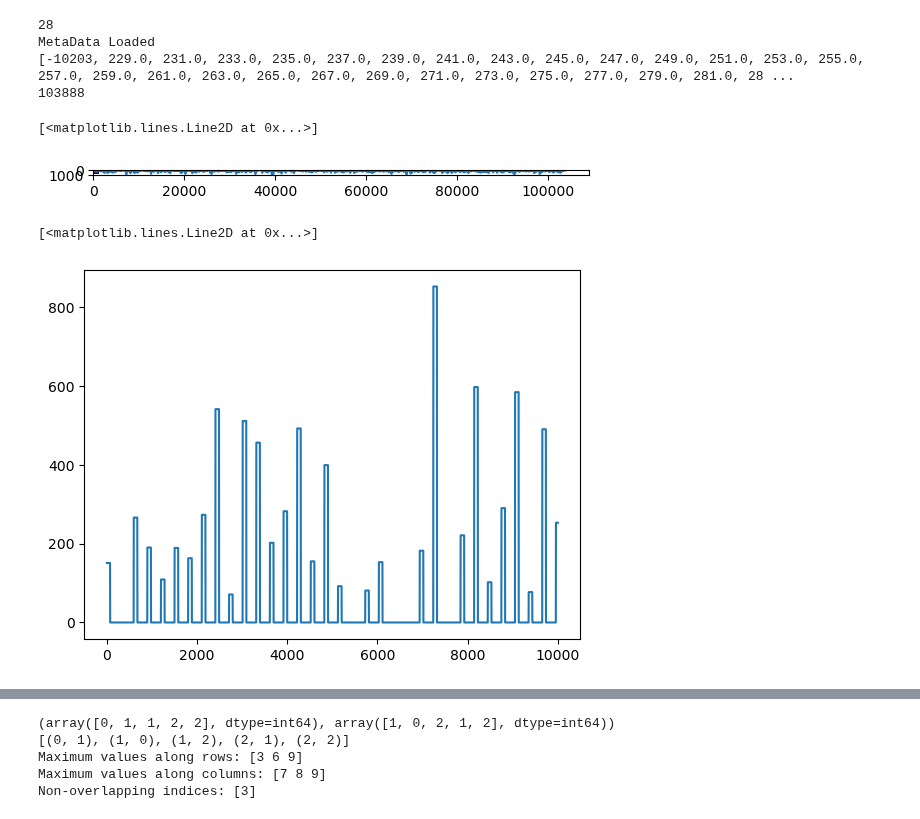
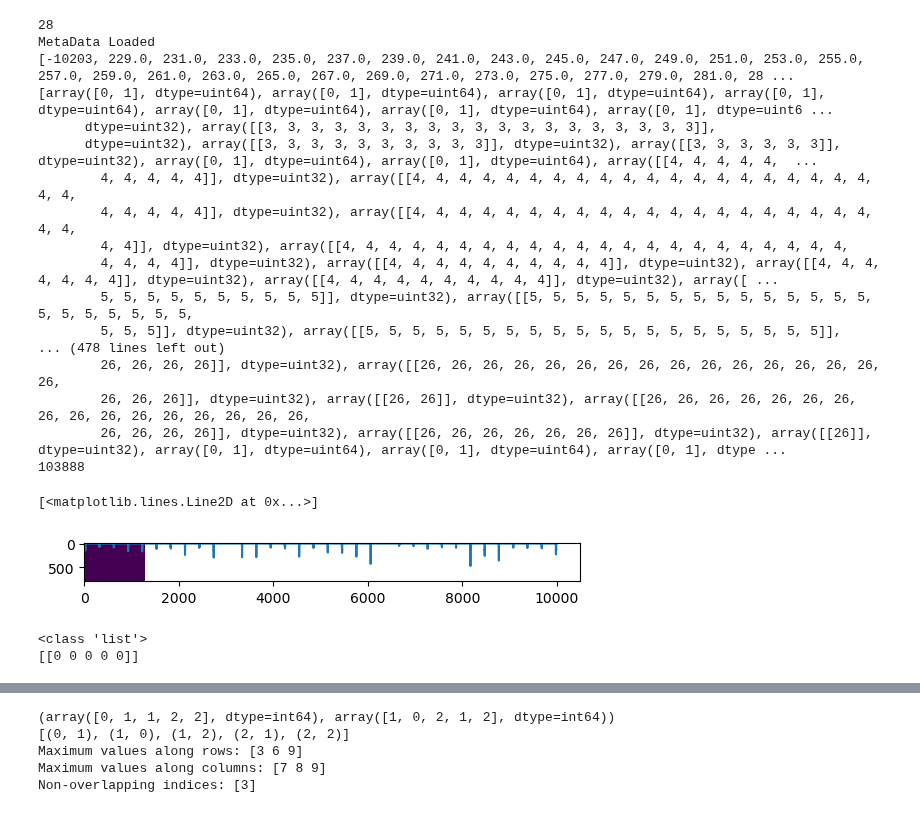
Before and after one commit to Peter-Hogg/SLAP2_Utils, a Jupyter notebook: Slap2 Utils Test.ipynb, the cells around one changed output, grey strips where cells are left out. Saved outputs shown, nothing was run; the diff lists cells and outputs as text; code cells hidden in the pictures.

Commit message:
Fixed roi_shape

```diff
--- a/Slap2 Utils Test.ipynb
+++ b/Slap2 Utils Test.ipynb
@@ -7,15 +7,17 @@ from slap2_utils.subclasses.metadata import MetaData
 from slap2_utils.utils.trace import Trace
 # %%
 hDataFile = DataFile('C:\\Users\\Jerry\\Desktop\\240109_Sim3D\\WorkingFile_20231220_150500_DMD1.dat');
-roi_shape = hDataFile.metaData.AcquisitionContainer.ROIs[3].shapeData
+a=0
+roi_shape = hDataFile.metaData.AcquisitionContainer.ROIs[a].shapeData
 #metaData.AcquisitionContainer.ROIs[0].shapeData
-zIdx = hDataFile.fastZs.index(hDataFile.metaData.AcquisitionContainer.ROIs[3].z)
-#print(zIdx)
+zIdx = hDataFile.fastZs.index(hDataFile.metaData.AcquisitionContainer.ROIs[a].z)
+
+print(hDataFile.metaData.AcquisitionContainer.ParsePlan['acqParsePlan']['sliceIdx'])
 chIdx = 1;
 
 from skimage.draw import polygon_perimeter
 
-roi_shape = hDataFile.metaData.AcquisitionContainer.ROIs[3].shapeData
+roi_shape = hDataFile.metaData.AcquisitionContainer.ROIs[a].shapeData
 
 img = np.zeros((800, 1280), dtype=np.uint8)
 
@@ -38,46 +40,55 @@ plt.imshow(img)
 #rasterPixels = pixelMask;
 #integrationPixels = pixelMask;
 
 pixelMask=np.full((800, 1280), False)
 pixelMask[img==1] = True
 
 rasterPixels = np.full((800, 1280), False)
 integrationPixels = pixelMask;
 hTrace = Trace(hDataFile, zIdx, chIdx)
 i = 0
 for i in range(len(pixelMask)):
     try:
         x = np.where(pixelMask[i] == 1)
         if len(x[0]) == 0:
             raise ValueError
         #print(i)
         #print(x)
     except ValueError:
         continue
 hTrace.setPixelIdxs(rasterPixels, integrationPixels);
 #windowWidth_lines = 10;
 #expectedWindowWidth_lines = 100;
 #trace = hTrace.process(windowWidth_lines,expectedWindowWidth_lines);
-_trace, _, _, _ = hTrace.process(10, 100)
+_trace, x, c, y = hTrace.process(1, 1)
 print(len(_trace))
-plt.plot(_trace)
+plt.plot(x[0:10000])
 # %% [output]
 28
 MetaData Loaded
 [-10203, 229.0, 231.0, 233.0, 235.0, 237.0, 239.0, 241.0, 243.0, 245.0, 247.0, 249.0, 251.0, 253.0, 255.0, 257.0, 259.0, 261.0, 263.0, 265.0, 267.0, 269.0, 271.0, 273.0, 275.0, 277.0, 279.0, 281.0, 28 ...
+[array([0, 1], dtype=uint64), array([0, 1], dtype=uint64), array([0, 1], dtype=uint64), array([0, 1], dtype=uint64), array([0, 1], dtype=uint64), array([0, 1], dtype=uint64), array([0, 1], dtype=uint6 ...
+      dtype=uint32), array([[3, 3, 3, 3, 3, 3, 3, 3, 3, 3, 3, 3, 3, 3, 3, 3, 3, 3, 3]],
+      dtype=uint32), array([[3, 3, 3, 3, 3, 3, 3, 3, 3, 3]], dtype=uint32), array([[3, 3, 3, 3, 3, 3]], dtype=uint32), array([0, 1], dtype=uint64), array([0, 1], dtype=uint64), array([[4, 4, 4, 4, 4,  ...
+        4, 4, 4, 4, 4]], dtype=uint32), array([[4, 4, 4, 4, 4, 4, 4, 4, 4, 4, 4, 4, 4, 4, 4, 4, 4, 4, 4, 4, 4, 4,
+        4, 4, 4, 4, 4]], dtype=uint32), array([[4, 4, 4, 4, 4, 4, 4, 4, 4, 4, 4, 4, 4, 4, 4, 4, 4, 4, 4, 4, 4, 4,
+        4, 4]], dtype=uint32), array([[4, 4, 4, 4, 4, 4, 4, 4, 4, 4, 4, 4, 4, 4, 4, 4, 4, 4, 4, 4, 4, 4,
+        4, 4, 4, 4]], dtype=uint32), array([[4, 4, 4, 4, 4, 4, 4, 4, 4, 4]], dtype=uint32), array([[4, 4, 4, 4, 4, 4, 4]], dtype=uint32), array([[4, 4, 4, 4, 4, 4, 4, 4, 4, 4]], dtype=uint32), array([ ...
+        5, 5, 5, 5, 5, 5, 5, 5, 5, 5]], dtype=uint32), array([[5, 5, 5, 5, 5, 5, 5, 5, 5, 5, 5, 5, 5, 5, 5, 5, 5, 5, 5, 5, 5, 5,
+        5, 5, 5]], dtype=uint32), array([[5, 5, 5, 5, 5, 5, 5, 5, 5, 5, 5, 5, 5, 5, 5, 5, 5, 5, 5, 5]],
+... (478 lines left out)
+        26, 26, 26, 26]], dtype=uint32), array([[26, 26, 26, 26, 26, 26, 26, 26, 26, 26, 26, 26, 26, 26, 26, 26,
+        26, 26, 26]], dtype=uint32), array([[26, 26]], dtype=uint32), array([[26, 26, 26, 26, 26, 26, 26, 26, 26, 26, 26, 26, 26, 26, 26, 26,
+        26, 26, 26, 26]], dtype=uint32), array([[26, 26, 26, 26, 26, 26, 26]], dtype=uint32), array([[26]], dtype=uint32), array([0, 1], dtype=uint64), array([0, 1], dtype=uint64), array([0, 1], dtype ...
 103888
 [<matplotlib.lines.Line2D at 0x...>]
-[figure, old version]
+[figure, new version]
-# %%
-plt.plot(_trace[0:10000])
-#x=[]
-#i=3
-#while (i<10000):
-#    x.append(_trace[i])
-#    i=i+53
-#plt.plot(x)
-# %% [output]
-[<matplotlib.lines.Line2D at 0x...>]
-[figure, removed]
+# %%
+print(type(hDataFile.metaData.AcquisitionContainer.ParsePlan['acqParsePlan']['sliceIdx']))
+hDataFile.metaData.AcquisitionContainer.ParsePlan['acqParsePlan']['sliceIdx'][0]
+print(hDataFile.metaData.AcquisitionContainer.ParsePlan['acqParsePlan']['sliceIdx'][16])
+# %% [output]
+<class 'list'>
+[[0 0 0 0 0]]
 # %%
 hDataFile = DataFile('C:\\Users\\Jerry\\Desktop\\240109_Sim3D\\WorkingFile_20231220_150500_DMD1.dat');
```
Also changed, not shown: parts of 6 cells of this notebook, 1 other file.
